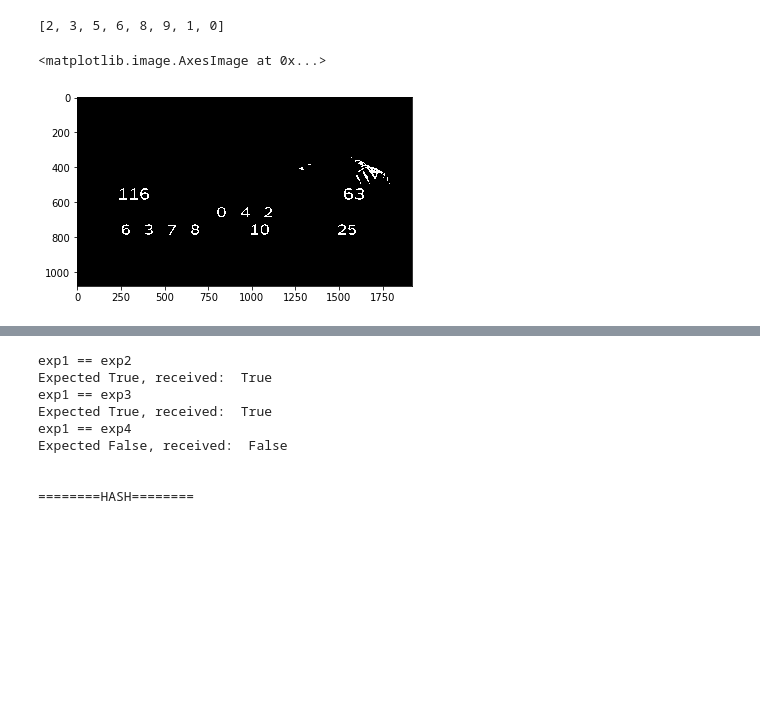
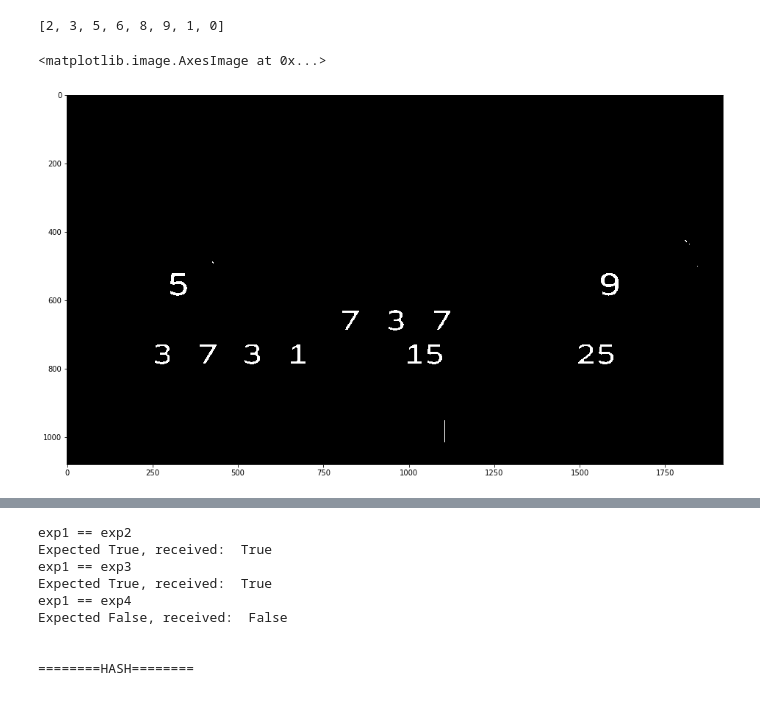
Before and after one commit to cigor99/MojBroj, a Jupyter notebook: moj_broj/obican_proba.ipynb, the cells around one changed output, grey strips where cells are left out. Drawn from its saved outputs; the diff is of its cells as text; code cells hidden in the pictures; blank space fills up the shorter version.

```diff
--- a/moj_broj/obican_proba.ipynb
+++ b/moj_broj/obican_proba.ipynb
@@ -258,23 +254,23 @@ def result_to_numbers(result):
         numbers[0] = int(alpha[-11]+alpha[-10]+alpha[-9])
     return numbers
 # %%
-img = cv2.imread('images/sc122021.jpg')
+img = cv2.imread('images/sc3112021.jpg')
 img_proba = cv2.cvtColor(img, cv2.COLOR_BGR2RGB) # konvertovanje iz BGR u RGB model boja (OpenCV ucita sliku kao BGR)
 plt.imshow(img_proba)  # prikazivanje slike
 img_proba_gray = cv2.cvtColor(img_proba, cv2.COLOR_RGB2GRAY)
 plt.imshow(img_proba_gray, 'gray')
-ret, image_proba_bin = cv2.threshold(img_proba_gray, 240, 255, cv2.THRESH_BINARY)
+ret, image_proba_bin = cv2.threshold(img_proba_gray, 230, 255, cv2.THRESH_BINARY)
 plt.imshow(image_proba_bin, 'gray')
 kernel = np.ones((3, 3)) # strukturni element 3x3 blok
 img_proba_ero = cv2.erode(image_proba_bin, kernel, iterations=3)
 img_proba_open = cv2.dilate(img_proba_ero, kernel, iterations=1)
 img_proba_dil = cv2.dilate(image_proba_bin, kernel, iterations=1)
 img_proba_close = cv2.erode(img_proba_dil, kernel, iterations=2)
 #plt.imshow(img_proba_open, 'gray')
 plt.imshow(img_proba_close, 'gray')
 # %% [output]
 <matplotlib.image.AxesImage at 0x...>
-[figure, old version]
+[figure, new version]
 # %%
 selected_test1, test_numbers1 = selectuh(img_proba.copy(), img_proba_close)
 display_image(selected_test1)
```
Also changed, not shown: parts of 6 cells of this notebook.
